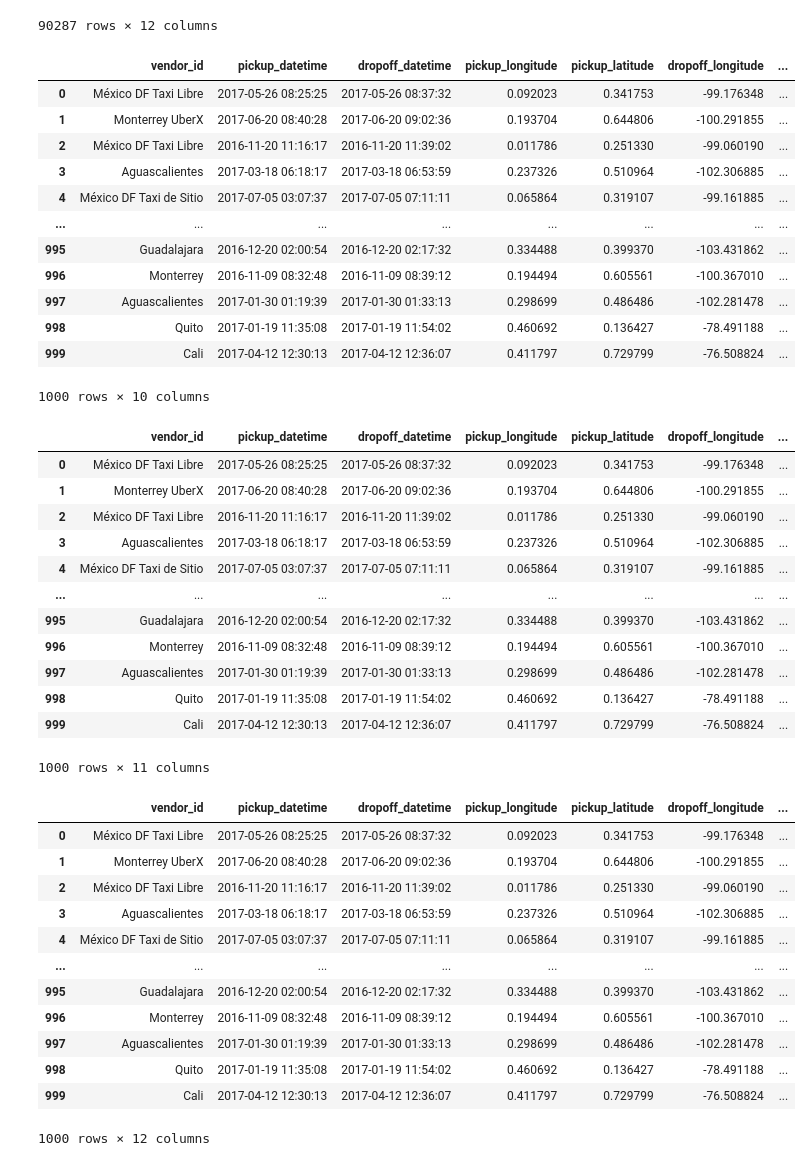
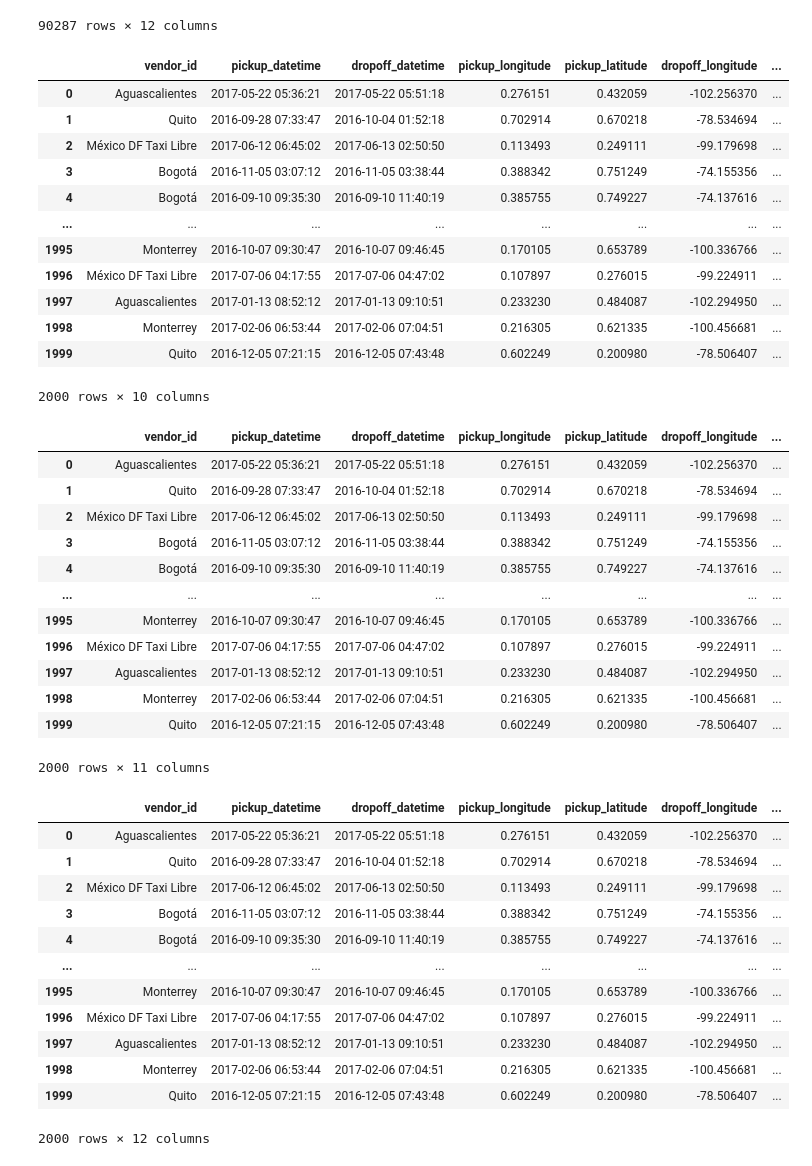
Before and after one commit to Makaadam11/Python, a Jupyter notebook: Final_Project/Final_Project.ipynb, the cells around one changed output. Cells and saved outputs as stored; diff of their text form; code cells hidden in the pictures.

```diff
--- a/Final_Project/Final_Project.ipynb
+++ b/Final_Project/Final_Project.ipynb
@@ -33,25 +33,25 @@ df
 90287 rows × 12 columns
 # %%
 # Assuming df is your original DataFrame
-df = df.drop(columns=['store_and_fwd_flag', 'id']).sample(n=1000, random_state=42)
+df = df.drop(columns=['store_and_fwd_flag', 'id']).sample(n=2000)
 
 # If you want to reset the index after sampling
 df = df.reset_index(drop=True)
 df
 # %% [output]
 |  | vendor_id | pickup_datetime | dropoff_datetime | pickup_longitude | pickup_latitude | dropoff_longitude | ... |
-| 0 | México DF Taxi Libre | 2017-05-26 08:25:25 | 2017-05-26 08:37:32 | 0.092023 | 0.341753 | -99.176348 | ... |
-| 1 | Monterrey UberX | 2017-06-20 08:40:28 | 2017-06-20 09:02:36 | 0.193704 | 0.644806 | -100.291855 | ... |
-| 2 | México DF Taxi Libre | 2016-11-20 11:16:17 | 2016-11-20 11:39:02 | 0.011786 | 0.251330 | -99.060190 | ... |
-| 3 | Aguascalientes | 2017-03-18 06:18:17 | 2017-03-18 06:53:59 | 0.237326 | 0.510964 | -102.306885 | ... |
-| 4 | México DF Taxi de Sitio | 2017-07-05 03:07:37 | 2017-07-05 07:11:11 | 0.065864 | 0.319107 | -99.161885 | ... |
+| 0 | Aguascalientes | 2017-05-22 05:36:21 | 2017-05-22 05:51:18 | 0.276151 | 0.432059 | -102.256370 | ... |
+| 1 | Quito | 2016-09-28 07:33:47 | 2016-10-04 01:52:18 | 0.702914 | 0.670218 | -78.534694 | ... |
+| 2 | México DF Taxi Libre | 2017-06-12 06:45:02 | 2017-06-13 02:50:50 | 0.113493 | 0.249111 | -99.179698 | ... |
+| 3 | Bogotá | 2016-11-05 03:07:12 | 2016-11-05 03:38:44 | 0.388342 | 0.751249 | -74.155356 | ... |
+| 4 | Bogotá | 2016-09-10 09:35:30 | 2016-09-10 11:40:19 | 0.385755 | 0.749227 | -74.137616 | ... |
 | ... | ... | ... | ... | ... | ... | ... | ... |
-| 995 | Guadalajara | 2016-12-20 02:00:54 | 2016-12-20 02:17:32 | 0.334488 | 0.399370 | -103.431862 | ... |
-| 996 | Monterrey | 2016-11-09 08:32:48 | 2016-11-09 08:39:12 | 0.194494 | 0.605561 | -100.367010 | ... |
-| 997 | Aguascalientes | 2017-01-30 01:19:39 | 2017-01-30 01:33:13 | 0.298699 | 0.486486 | -102.281478 | ... |
-| 998 | Quito | 2017-01-19 11:35:08 | 2017-01-19 11:54:02 | 0.460692 | 0.136427 | -78.491188 | ... |
-| 999 | Cali | 2017-04-12 12:30:13 | 2017-04-12 12:36:07 | 0.411797 | 0.729799 | -76.508824 | ... |
+| 1995 | Monterrey | 2016-10-07 09:30:47 | 2016-10-07 09:46:45 | 0.170105 | 0.653789 | -100.336766 | ... |
+| 1996 | México DF Taxi Libre | 2017-07-06 04:17:55 | 2017-07-06 04:47:02 | 0.107897 | 0.276015 | -99.224911 | ... |
+| 1997 | Aguascalientes | 2017-01-13 08:52:12 | 2017-01-13 09:10:51 | 0.233230 | 0.484087 | -102.294950 | ... |
+| 1998 | Monterrey | 2017-02-06 06:53:44 | 2017-02-06 07:04:51 | 0.216305 | 0.621335 | -100.456681 | ... |
+| 1999 | Quito | 2016-12-05 07:21:15 | 2016-12-05 07:43:48 | 0.602249 | 0.200980 | -78.506407 | ... |
-1000 rows × 10 columns
+2000 rows × 10 columns
 # %%
 def calculate_distance(lat1, lon1, lat2, lon2):
     """
@@ -83,18 +83,18 @@ for i in range(len(df)):
 df
 # %% [output]
 |  | vendor_id | pickup_datetime | dropoff_datetime | pickup_longitude | pickup_latitude | dropoff_longitude | ... |
-| 0 | México DF Taxi Libre | 2017-05-26 08:25:25 | 2017-05-26 08:37:32 | 0.092023 | 0.341753 | -99.176348 | ... |
-| 1 | Monterrey UberX | 2017-06-20 08:40:28 | 2017-06-20 09:02:36 | 0.193704 | 0.644806 | -100.291855 | ... |
-| 2 | México DF Taxi Libre | 2016-11-20 11:16:17 | 2016-11-20 11:39:02 | 0.011786 | 0.251330 | -99.060190 | ... |
-| 3 | Aguascalientes | 2017-03-18 06:18:17 | 2017-03-18 06:53:59 | 0.237326 | 0.510964 | -102.306885 | ... |
-| 4 | México DF Taxi de Sitio | 2017-07-05 03:07:37 | 2017-07-05 07:11:11 | 0.065864 | 0.319107 | -99.161885 | ... |
+| 0 | Aguascalientes | 2017-05-22 05:36:21 | 2017-05-22 05:51:18 | 0.276151 | 0.432059 | -102.256370 | ... |
+| 1 | Quito | 2016-09-28 07:33:47 | 2016-10-04 01:52:18 | 0.702914 | 0.670218 | -78.534694 | ... |
+| 2 | México DF Taxi Libre | 2017-06-12 06:45:02 | 2017-06-13 02:50:50 | 0.113493 | 0.249111 | -99.179698 | ... |
+| 3 | Bogotá | 2016-11-05 03:07:12 | 2016-11-05 03:38:44 | 0.388342 | 0.751249 | -74.155356 | ... |
+| 4 | Bogotá | 2016-09-10 09:35:30 | 2016-09-10 11:40:19 | 0.385755 | 0.749227 | -74.137616 | ... |
 | ... | ... | ... | ... | ... | ... | ... | ... |
-| 995 | Guadalajara | 2016-12-20 02:00:54 | 2016-12-20 02:17:32 | 0.334488 | 0.399370 | -103.431862 | ... |
-| 996 | Monterrey | 2016-11-09 08:32:48 | 2016-11-09 08:39:12 | 0.194494 | 0.605561 | -100.367010 | ... |
-| 997 | Aguascalientes | 2017-01-30 01:19:39 | 2017-01-30 01:33:13 | 0.298699 | 0.486486 | -102.281478 | ... |
-| 998 | Quito | 2017-01-19 11:35:08 | 2017-01-19 11:54:02 | 0.460692 | 0.136427 | -78.491188 | ... |
-| 999 | Cali | 2017-04-12 12:30:13 | 2017-04-12 12:36:07 | 0.411797 | 0.729799 | -76.508824 | ... |
+| 1995 | Monterrey | 2016-10-07 09:30:47 | 2016-10-07 09:46:45 | 0.170105 | 0.653789 | -100.336766 | ... |
+| 1996 | México DF Taxi Libre | 2017-07-06 04:17:55 | 2017-07-06 04:47:02 | 0.107897 | 0.276015 | -99.224911 | ... |
+| 1997 | Aguascalientes | 2017-01-13 08:52:12 | 2017-01-13 09:10:51 | 0.233230 | 0.484087 | -102.294950 | ... |
+| 1998 | Monterrey | 2017-02-06 06:53:44 | 2017-02-06 07:04:51 | 0.216305 | 0.621335 | -100.456681 | ... |
+| 1999 | Quito | 2016-12-05 07:21:15 | 2016-12-05 07:43:48 | 0.602249 | 0.200980 | -78.506407 | ... |
-1000 rows × 11 columns
+2000 rows × 11 columns
 # %%
 def CalculateSpeed(trip_duration, dist_meters):
     return dist_meters * 0.001 * 3600 / trip_duration
@@ -105,18 +105,18 @@ for i in range(len(df)):
 df
 # %% [output]
 |  | vendor_id | pickup_datetime | dropoff_datetime | pickup_longitude | pickup_latitude | dropoff_longitude | ... |
-| 0 | México DF Taxi Libre | 2017-05-26 08:25:25 | 2017-05-26 08:37:32 | 0.092023 | 0.341753 | -99.176348 | ... |
-| 1 | Monterrey UberX | 2017-06-20 08:40:28 | 2017-06-20 09:02:36 | 0.193704 | 0.644806 | -100.291855 | ... |
-| 2 | México DF Taxi Libre | 2016-11-20 11:16:17 | 2016-11-20 11:39:02 | 0.011786 | 0.251330 | -99.060190 | ... |
-| 3 | Aguascalientes | 2017-03-18 06:18:17 | 2017-03-18 06:53:59 | 0.237326 | 0.510964 | -102.306885 | ... |
-| 4 | México DF Taxi de Sitio | 2017-07-05 03:07:37 | 2017-07-05 07:11:11 | 0.065864 | 0.319107 | -99.161885 | ... |
+| 0 | Aguascalientes | 2017-05-22 05:36:21 | 2017-05-22 05:51:18 | 0.276151 | 0.432059 | -102.256370 | ... |
+| 1 | Quito | 2016-09-28 07:33:47 | 2016-10-04 01:52:18 | 0.702914 | 0.670218 | -78.534694 | ... |
+| 2 | México DF Taxi Libre | 2017-06-12 06:45:02 | 2017-06-13 02:50:50 | 0.113493 | 0.249111 | -99.179698 | ... |
+| 3 | Bogotá | 2016-11-05 03:07:12 | 2016-11-05 03:38:44 | 0.388342 | 0.751249 | -74.155356 | ... |
+| 4 | Bogotá | 2016-09-10 09:35:30 | 2016-09-10 11:40:19 | 0.385755 | 0.749227 | -74.137616 | ... |
 | ... | ... | ... | ... | ... | ... | ... | ... |
-| 995 | Guadalajara | 2016-12-20 02:00:54 | 2016-12-20 02:17:32 | 0.334488 | 0.399370 | -103.431862 | ... |
-| 996 | Monterrey | 2016-11-09 08:32:48 | 2016-11-09 08:39:12 | 0.194494 | 0.605561 | -100.367010 | ... |
-| 997 | Aguascalientes | 2017-01-30 01:19:39 | 2017-01-30 01:33:13 | 0.298699 | 0.486486 | -102.281478 | ... |
-| 998 | Quito | 2017-01-19 11:35:08 | 2017-01-19 11:54:02 | 0.460692 | 0.136427 | -78.491188 | ... |
-| 999 | Cali | 2017-04-12 12:30:13 | 2017-04-12 12:36:07 | 0.411797 | 0.729799 | -76.508824 | ... |
+| 1995 | Monterrey | 2016-10-07 09:30:47 | 2016-10-07 09:46:45 | 0.170105 | 0.653789 | -100.336766 | ... |
+| 1996 | México DF Taxi Libre | 2017-07-06 04:17:55 | 2017-07-06 04:47:02 | 0.107897 | 0.276015 | -99.224911 | ... |
+| 1997 | Aguascalientes | 2017-01-13 08:52:12 | 2017-01-13 09:10:51 | 0.233230 | 0.484087 | -102.294950 | ... |
+| 1998 | Monterrey | 2017-02-06 06:53:44 | 2017-02-06 07:04:51 | 0.216305 | 0.621335 | -100.456681 | ... |
+| 1999 | Quito | 2016-12-05 07:21:15 | 2016-12-05 07:43:48 | 0.602249 | 0.200980 | -78.506407 | ... |
-1000 rows × 12 columns
+2000 rows × 12 columns
 # %%
 for i in range(len(df)):
     df.loc[i, 'vendor_id'] = unicodedata.normalize('NFKD', (df.loc[i, 'vendor_id'])).encode('ASCII', 'ignore').decode('utf-8')
```
Also changed, not shown: parts of 12 cells of this notebook.
